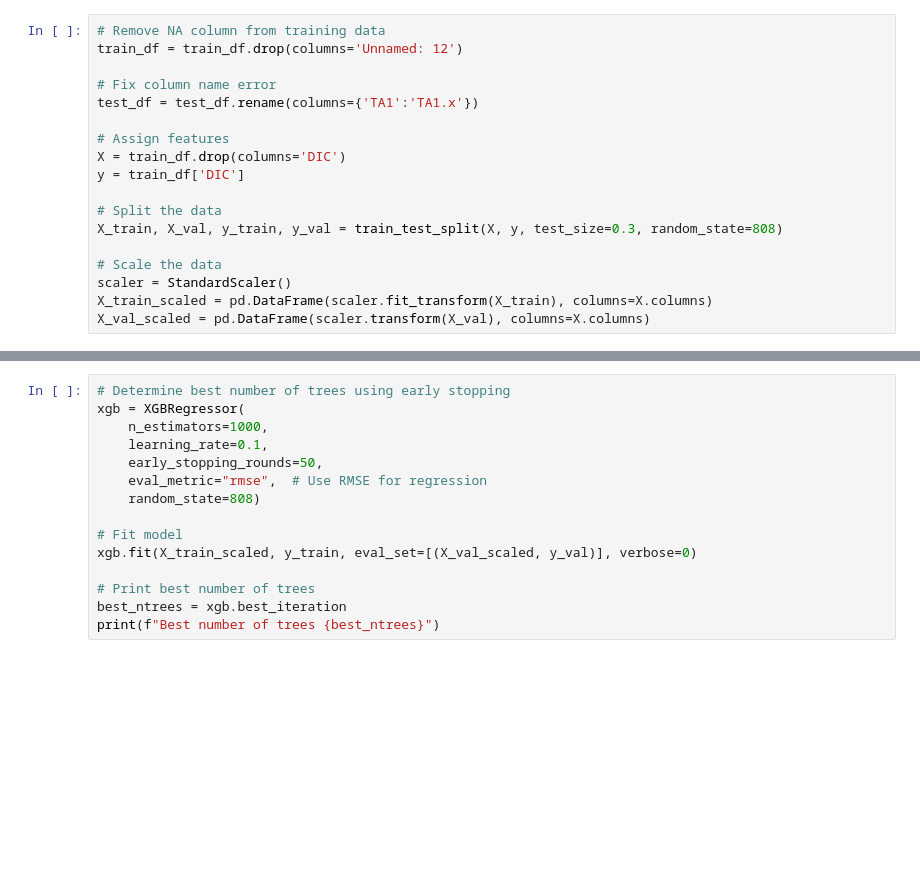
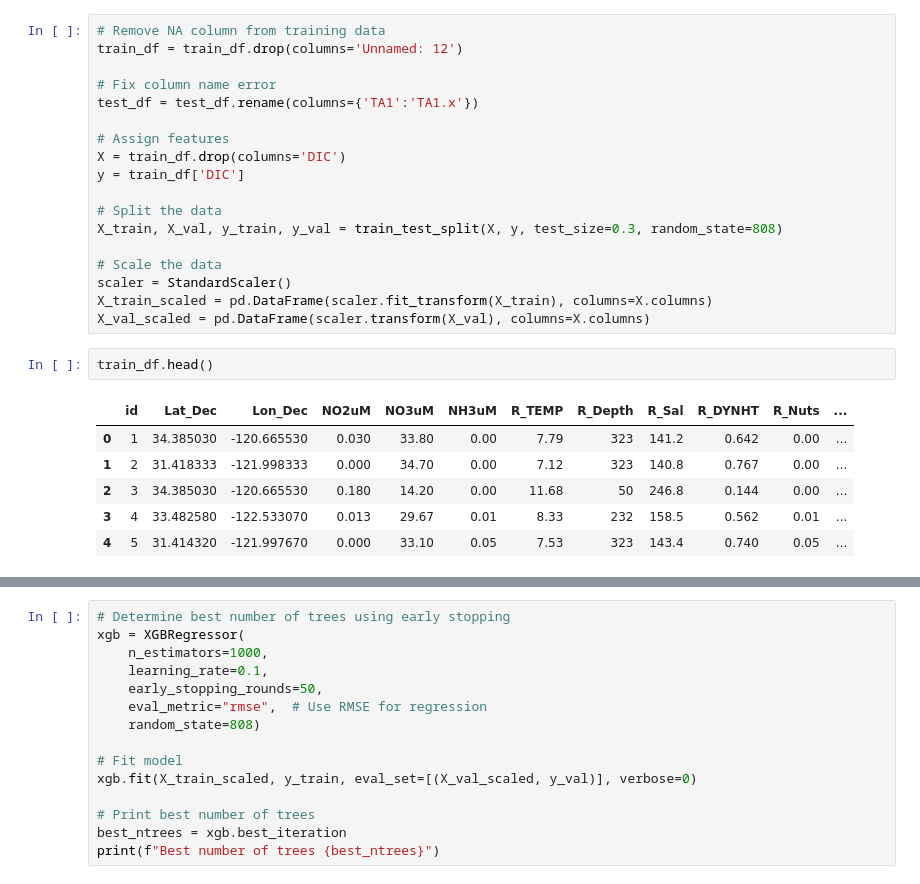
Before and after one commit to haylee360/eds232-kaggle-comp, a Jupyter notebook: xgb.ipynb, the cells around one changed output, grey strips where cells are left out. Saved outputs shown, nothing was run; the diff lists cells and outputs as text; blank space fills up the shorter version.

```diff
--- a/xgb.ipynb
+++ b/xgb.ipynb
@@ -43,3 +43,12 @@ X_train, X_val, y_train, y_val = train_test_split(X, y, test_size=0.3, random_st
 scaler = StandardScaler()
 X_train_scaled = pd.DataFrame(scaler.fit_transform(X_train), columns=X.columns)
 X_val_scaled = pd.DataFrame(scaler.transform(X_val), columns=X.columns)
+# %%
+train_df.head()
+# %% [output]
+|  | id | Lat_Dec | Lon_Dec | NO2uM | NO3uM | NH3uM | R_TEMP | R_Depth | R_Sal | R_DYNHT | R_Nuts | ... |
+| 0 | 1 | 34.385030 | -120.665530 | 0.030 | 33.80 | 0.00 | 7.79 | 323 | 141.2 | 0.642 | 0.00 | ... |
+| 1 | 2 | 31.418333 | -121.998333 | 0.000 | 34.70 | 0.00 | 7.12 | 323 | 140.8 | 0.767 | 0.00 | ... |
+| 2 | 3 | 34.385030 | -120.665530 | 0.180 | 14.20 | 0.00 | 11.68 | 50 | 246.8 | 0.144 | 0.00 | ... |
+| 3 | 4 | 33.482580 | -122.533070 | 0.013 | 29.67 | 0.01 | 8.33 | 232 | 158.5 | 0.562 | 0.01 | ... |
+| 4 | 5 | 31.414320 | -121.997670 | 0.000 | 33.10 | 0.05 | 7.53 | 323 | 143.4 | 0.740 | 0.05 | ... |
```
Also changed, not shown: parts of 1 cell of this notebook, 2 other files.
